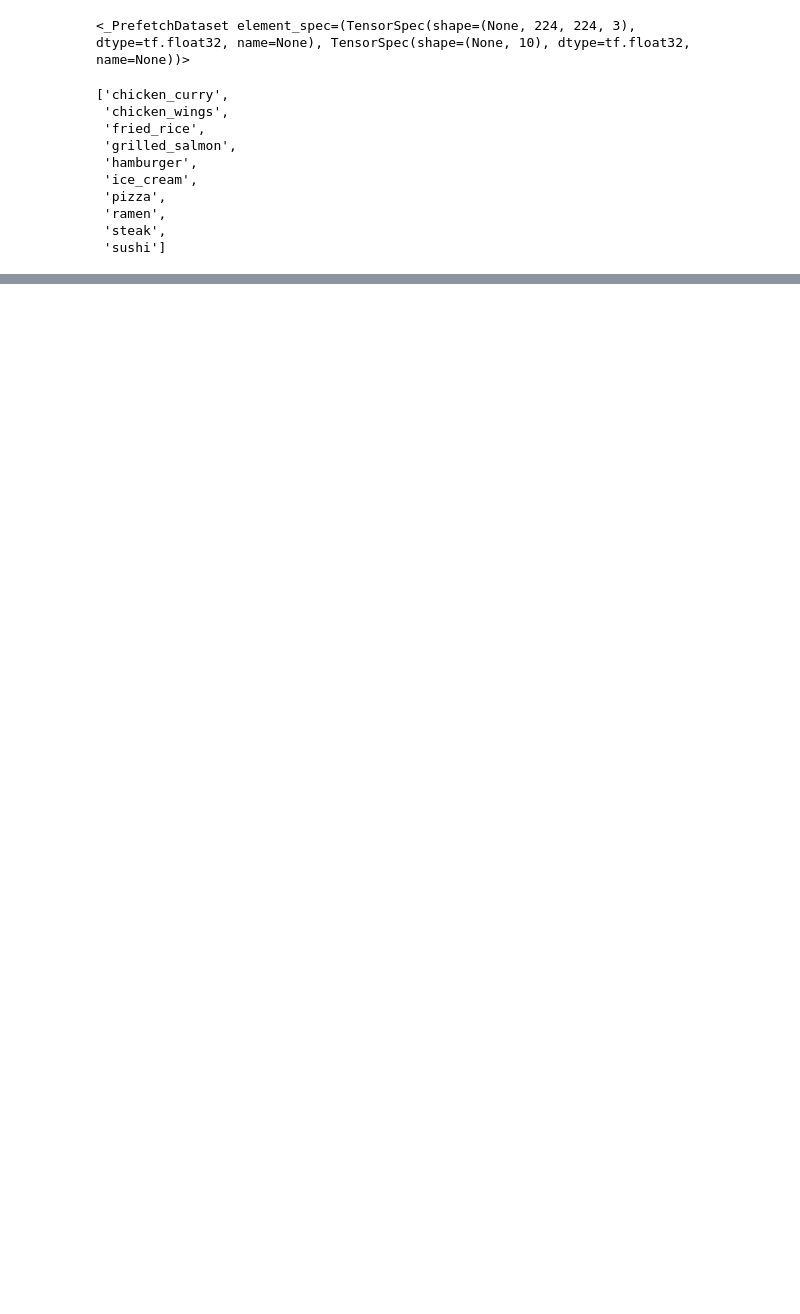
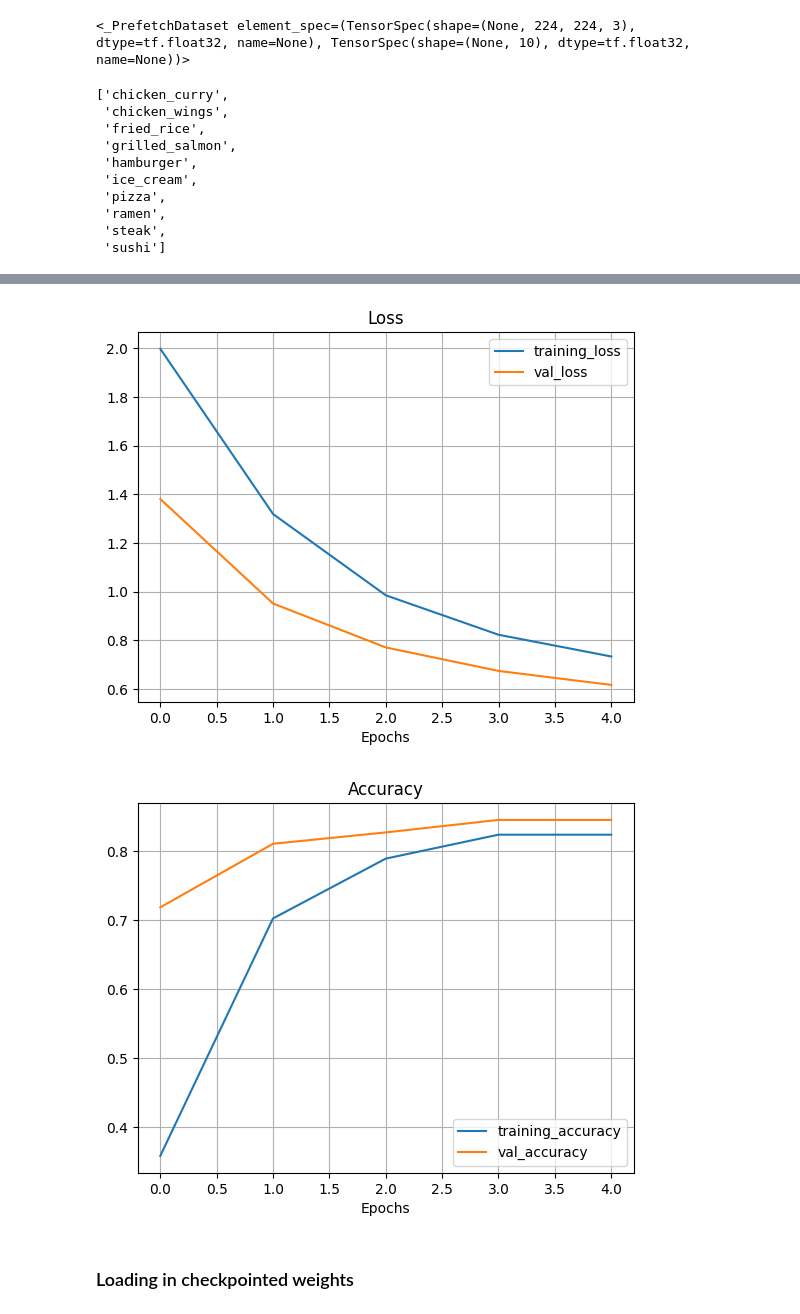
Before and after one commit to KajetanFrackowiak/tensorflow_fundamentals, a Jupyter notebook: 05_transfer_learning_in_tensorflow_part_2_fine_tuning.ipynb, the cells around one changed output, grey strips where cells are left out. Drawn from its saved outputs; the diff is of its cells as text; code cells hidden in the pictures; blank space fills up the shorter version.

```diff
--- a/05_transfer_learning_in_tensorflow_part_2_fine_tuning.ipynb
+++ b/05_transfer_learning_in_tensorflow_part_2_fine_tuning.ipynb
@@ -148,0 +508,12 @@ tf.Tensor(
+# %%
+import tensorflow as tf
+from tensorflow import keras
+from tensorflow.keras import layers
+from tensorflow.keras.layers.experimental import preprocessing
+
+data_augmentation = keras.Sequential([preprocessing.RandomFlip("horizontal"),
+                                      preprocessing.RandomRotation(0.2),
+                                      preprocessing.RandomZoom(0.2),
+                                      preprocessing.RandomHeight(0.2),
+                                      preprocessing.RandomWidth(0.2),
+                                      ], name="data_augmentation")
@@ -148,0 +548,10 @@ tf.Tensor(
+# %%
+# Set checkpoint path
+checkpoint_path = "ten_percent_model_checkpoints_weghts/checkpoint.ckpt"
+
+# Create a ModelCheckpoint callback that saves the model's weights only
+checkpoint_callback = tf.keras.callbacks.ModelCheckpoint(filepath=checkpoint_path,
+                                                         save_weight_only=True,
+                                                         save_best_only=False,
+                                                         save_freq="epoch",  # save every epoch
+                                                         verbose=1)
@@ -148,0 +560,11 @@ tf.Tensor(
+# %%
+# Fit the model saving checkpoints every epoch
+initial_epochs = 5
+history_10_percent_aug = model_2.fit(train_data_10_percent,
+                              epochs=5,
+                              steps_per_epoch=len(train_data_10_percent),
+                              validation_data=test_data_10_percent,
+                              validation_steps=int(0.25 * len(test_data_10_percent)),
+                              callbacks=[create_tensorboard_callback(dir_name='transfer_learning',
+                                                                     experiment_name="10_percent_data_aug"),
+                                         checkpoint_callback])
@@ -148,0 +597,7 @@ tf.Tensor(
+# %%
+plot_loss_curves(history_10_percent_aug)
+# %% [output]
+[figure, added]
+[figure, added]
+# %% [markdown]
+### Loading in checkpointed weights
```
Also changed, not shown: parts of 49 cells of this notebook.
